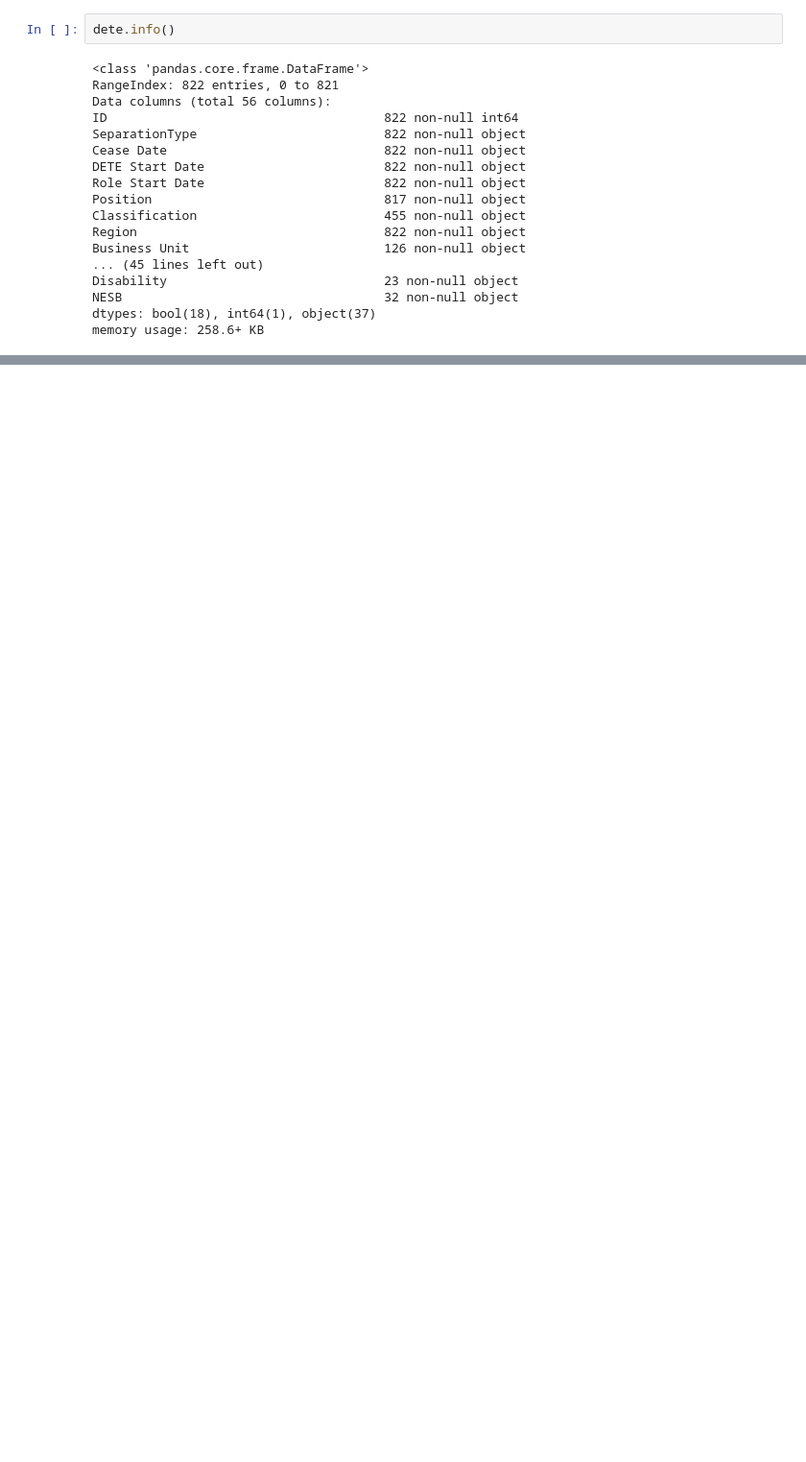
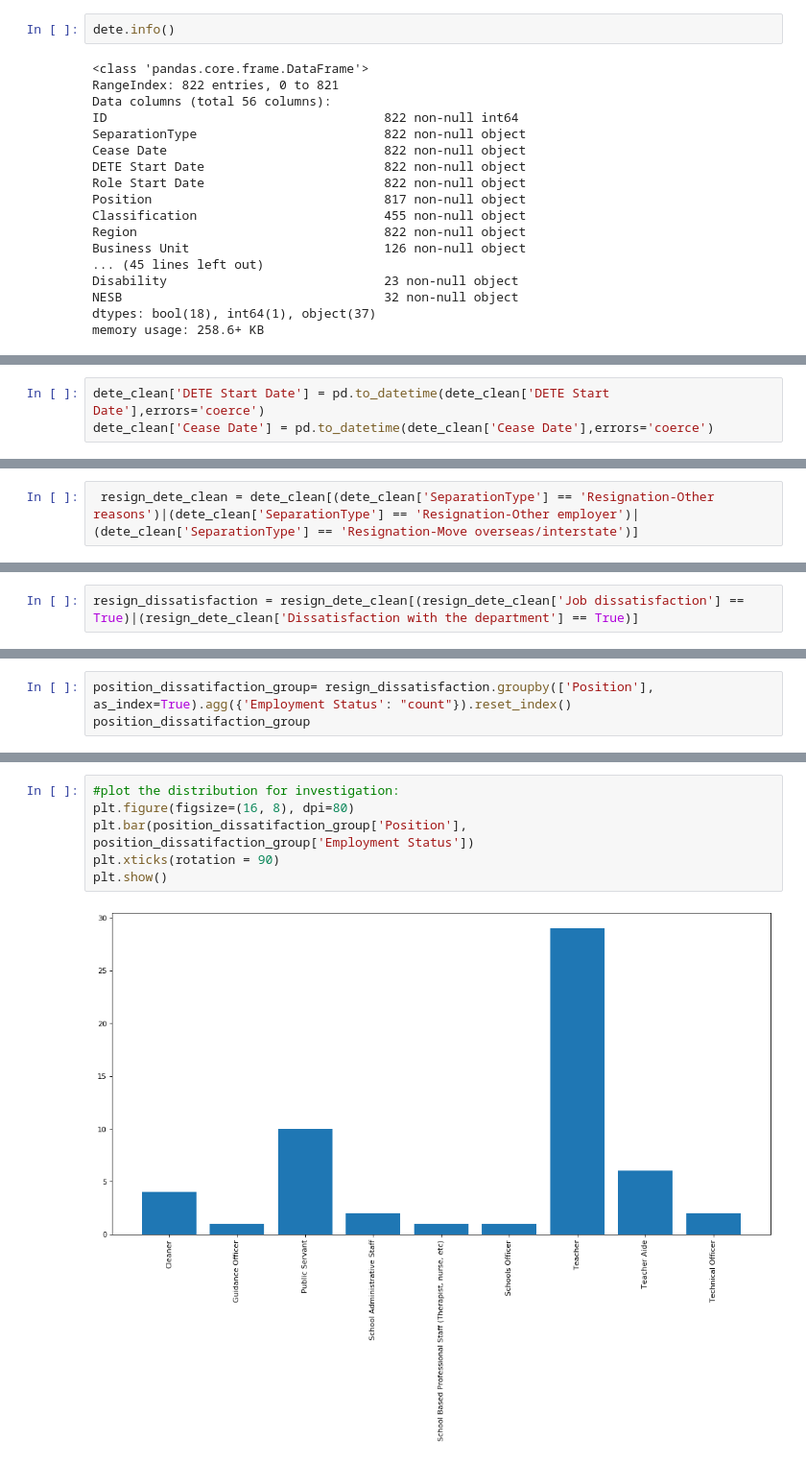
Before and after one commit to ndangalasinh/dataquest_clean_and_analyze_employee_exit_survey, a Jupyter notebook: clean_and_analyze_employee_exit_survey_guided_project.ipynb, the cells around one changed output, grey strips where cells are left out. Shown at 96% size. Saved outputs shown, nothing was run; the diff lists cells and outputs as text; blank space fills up the shorter version.

```diff
--- a/clean_and_analyze_employee_exit_survey_guided_project.ipynb
+++ b/clean_and_analyze_employee_exit_survey_guided_project.ipynb
@@ -55,0 +97,3 @@ keep_columns = ['Lack of recognition','Lack of job security','SeparationType','C
+# %%
+dete_clean['DETE Start Date'] = pd.to_datetime(dete_clean['DETE Start Date'],errors='coerce')
+dete_clean['Cease Date'] = pd.to_datetime(dete_clean['Cease Date'],errors='coerce')
@@ -55,0 +134,2 @@ keep_columns = ['Lack of recognition','Lack of job security','SeparationType','C
+# %%
+ resign_dete_clean = dete_clean[(dete_clean['SeparationType'] == 'Resignation-Other reasons')|(dete_clean['SeparationType'] == 'Resignation-Other employer')|(dete_clean['SeparationType'] == 'Resignation-Move overseas/interstate')]
@@ -55,0 +152,2 @@ keep_columns = ['Lack of recognition','Lack of job security','SeparationType','C
+# %%
+resign_dissatisfaction = resign_dete_clean[(resign_dete_clean['Job dissatisfaction'] == True)|(resign_dete_clean['Dissatisfaction with the department'] == True)]
@@ -55,0 +174,3 @@ keep_columns = ['Lack of recognition','Lack of job security','SeparationType','C
+# %%
+position_dissatifaction_group= resign_dissatisfaction.groupby(['Position'], as_index=True).agg({'Employment Status': "count"}).reset_index()
+position_dissatifaction_group
@@ -55,0 +188,8 @@ keep_columns = ['Lack of recognition','Lack of job security','SeparationType','C
+# %%
+#plot the distribution for investigation:
+plt.figure(figsize=(16, 8), dpi=80)
+plt.bar(position_dissatifaction_group['Position'], position_dissatifaction_group['Employment Status'])
+plt.xticks(rotation = 90)
+plt.show()
+# %% [output]
+[figure, added]
```
Also changed, not shown: parts of 32 cells of this notebook.
